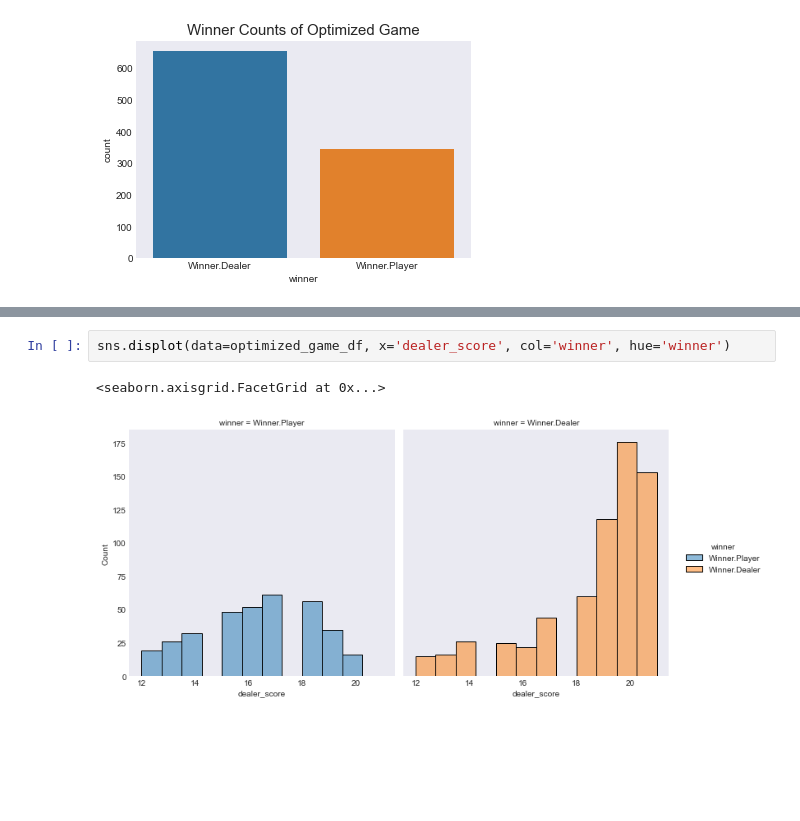
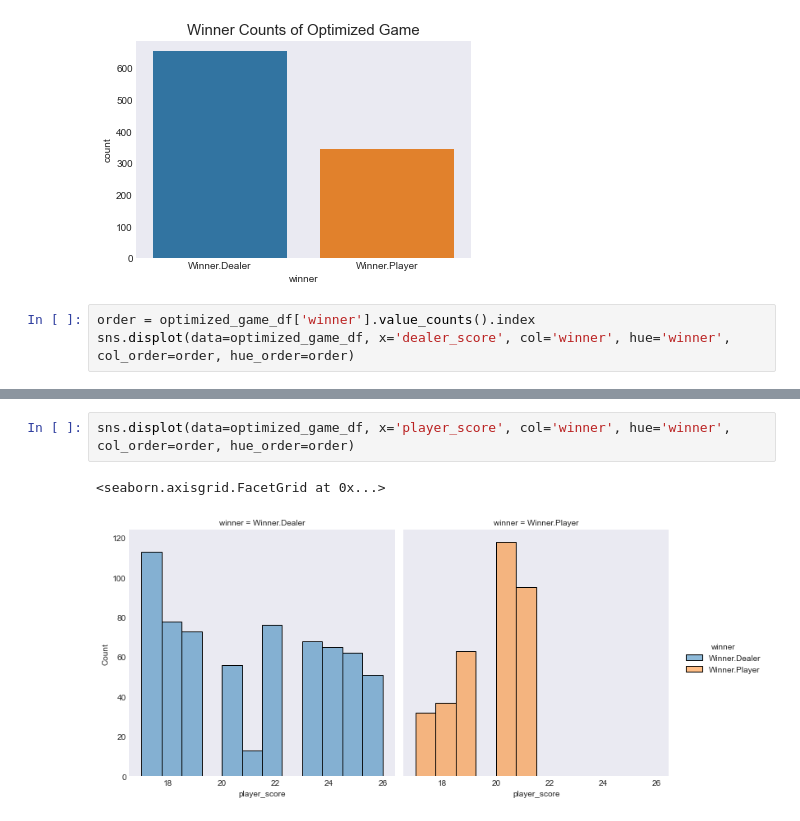
Before and after one commit to jstrassburg/cs6330-final-project-blackjack, a Jupyter notebook: blackjack.ipynb, the cells around one changed output, grey strips where cells are left out. Cells and saved outputs as stored; diff of their text form; blank space fills up the shorter version.

Commit message:
rendered the wrong df in one graph, fixed the column ordering for clarity

```diff
--- a/blackjack.ipynb
+++ b/blackjack.ipynb
@@ -118,3 +118,6 @@ plt.title('Winner Counts of Optimized Game', fontsize=15)
 # %% [output]
 Text(0.5, 1.0, 'Winner Counts of Optimized Game')
 [figure]
+# %%
+order = optimized_game_df['winner'].value_counts().index
+sns.displot(data=optimized_game_df, x='dealer_score', col='winner', hue='winner', col_order=order, hue_order=order)
@@ -121,5 +127,5 @@ Text(0.5, 1.0, 'Winner Counts of Optimized Game')
 # %%
-sns.displot(data=optimized_game_df, x='dealer_score', col='winner', hue='winner')
+sns.displot(data=optimized_game_df, x='player_score', col='winner', hue='winner', col_order=order, hue_order=order)
 # %% [output]
 <seaborn.axisgrid.FacetGrid at 0x...>
-[figure, old version]
+[figure, new version]
```
Also changed, not shown: parts of 3 cells of this notebook, 1 other file.
